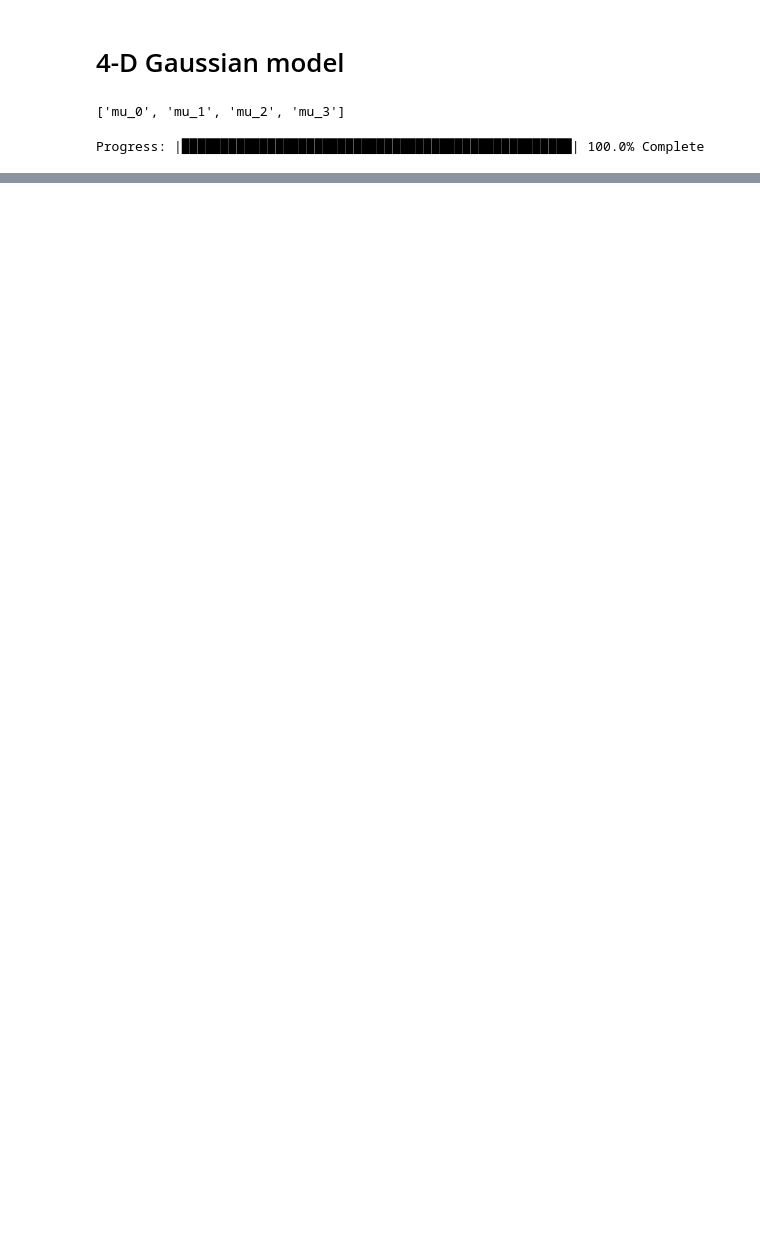
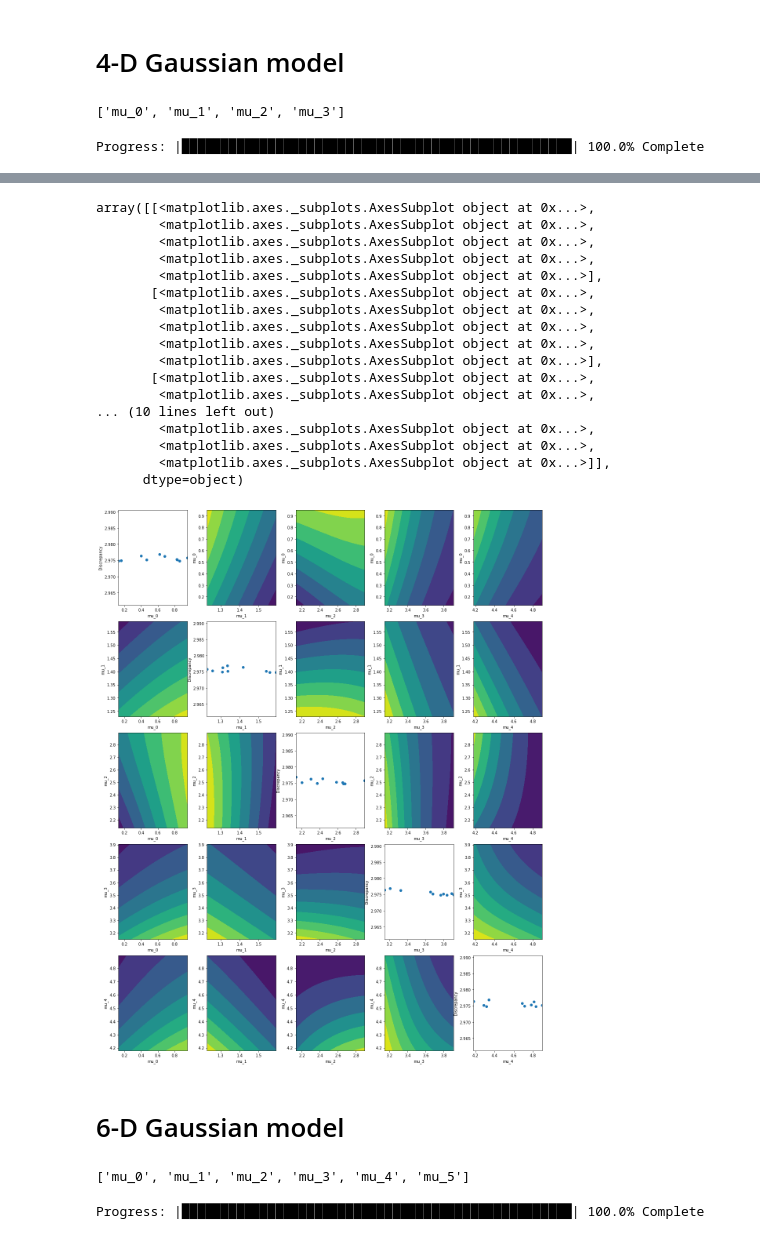
Before and after one commit to elfi-dev/zoo, a Jupyter notebook: vis/bolfi_gpy.ipynb, the cells around one changed output, grey strips where cells are left out. Cells and saved outputs as stored; diff of their text form; code cells hidden in the pictures; blank space fills up the shorter version.

```diff
--- a/vis/bolfi_gpy.ipynb
+++ b/vis/bolfi_gpy.ipynb
@@ -273,0 +327,23 @@ array([[<matplotlib.axes._subplots.AxesSubplot object at 0x...>,
+# %%
+bolfi_5d.plot_gp()
+# %% [output]
+array([[<matplotlib.axes._subplots.AxesSubplot object at 0x...>,
+        <matplotlib.axes._subplots.AxesSubplot object at 0x...>,
+        <matplotlib.axes._subplots.AxesSubplot object at 0x...>,
+        <matplotlib.axes._subplots.AxesSubplot object at 0x...>,
+        <matplotlib.axes._subplots.AxesSubplot object at 0x...>],
+       [<matplotlib.axes._subplots.AxesSubplot object at 0x...>,
+        <matplotlib.axes._subplots.AxesSubplot object at 0x...>,
+        <matplotlib.axes._subplots.AxesSubplot object at 0x...>,
+        <matplotlib.axes._subplots.AxesSubplot object at 0x...>,
+        <matplotlib.axes._subplots.AxesSubplot object at 0x...>],
+       [<matplotlib.axes._subplots.AxesSubplot object at 0x...>,
+        <matplotlib.axes._subplots.AxesSubplot object at 0x...>,
+... (10 lines left out)
+        <matplotlib.axes._subplots.AxesSubplot object at 0x...>,
+        <matplotlib.axes._subplots.AxesSubplot object at 0x...>,
+        <matplotlib.axes._subplots.AxesSubplot object at 0x...>]],
+      dtype=object)
+[figure, added]
+# %% [markdown]
+# 6-D Gaussian model
@@ -273,0 +360,4 @@ array([[<matplotlib.axes._subplots.AxesSubplot object at 0x...>,
+# %%
+m_6d.parameter_names
+# %% [output]
+['mu_0', 'mu_1', 'mu_2', 'mu_3', 'mu_4', 'mu_5']
@@ -273,0 +377,4 @@ array([[<matplotlib.axes._subplots.AxesSubplot object at 0x...>,
+# %%
+rej_result_6d = rej_6d.sample(n_samples=n_rejection_samples, quantile = 1)
+# %% [output]
+Progress: |██████████████████████████████████████████████████| 100.0% Complete
```
Also changed, not shown: parts of 77 cells of this notebook.
